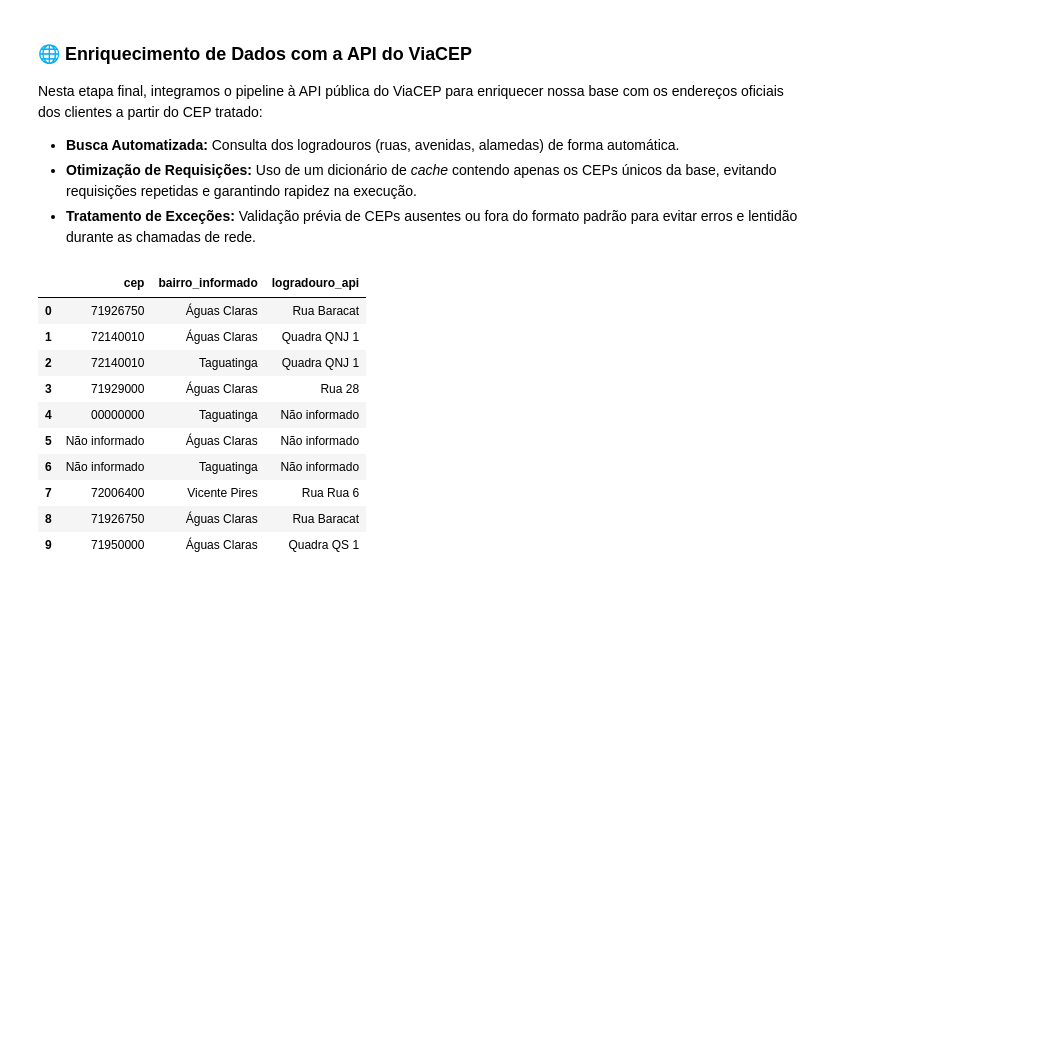
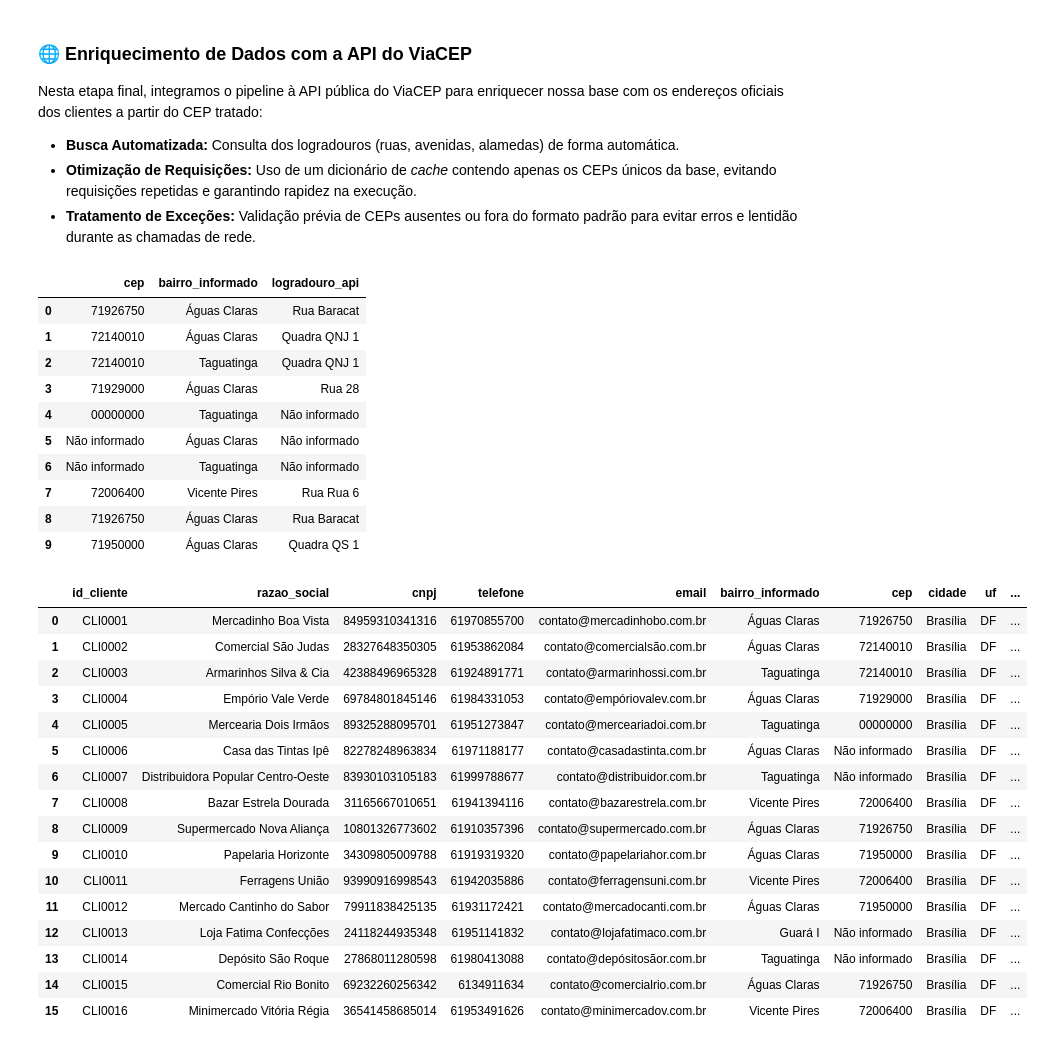
Before and after one commit to phxdablio/projeto-integrador-2026, a Jupyter notebook: etl/processarDados.ipynb, the cells around one changed output. Cells and saved outputs as stored; diff of their text form; code cells hidden in the pictures; blank space fills up the shorter version.

Commit message:
adicionando bairros para normalização

```diff
--- a/etl/processarDados.ipynb
+++ b/etl/processarDados.ipynb
@@ -311,27 +312,46 @@ def consultar_viacep(cep):
 # %%
 
 #remove a coluna caso ela exista no DataFrame, evitando erros se a coluna não estiver presente
 df_analise = df_analise.drop(columns=['bairro_api'], errors='ignore')
 
 # pego só os ceps unicos pra não repetir requisição a toa
 ceps_unicos = df_analise['cep'].unique()
 
 # crio um cache consultando cada cep único
 cache_logradouro = {cep: consultar_viacep(cep) for cep in ceps_unicos}
 
 # jogo o logradouro da api de volta na tabela principal usando o cache
 df_analise['logradouro_api'] = df_analise['cep'].map(cache_logradouro)
 
 display(df_analise[['cep', 'bairro_informado', 'logradouro_api']].head(10))
+
+display(df_analise.head(16))
 # %% [output]
 |  | cep | bairro_informado | logradouro_api |
 | 0 | 71926750 | Águas Claras | Rua Baracat |
 | 1 | 72140010 | Águas Claras | Quadra QNJ 1 |
 | 2 | 72140010 | Taguatinga | Quadra QNJ 1 |
 | 3 | 71929000 | Águas Claras | Rua 28 |
 | 4 | 00000000 | Taguatinga | Não informado |
 | 5 | Não informado | Águas Claras | Não informado |
 | 6 | Não informado | Taguatinga | Não informado |
 | 7 | 72006400 | Vicente Pires | Rua Rua 6 |
 | 8 | 71926750 | Águas Claras | Rua Baracat |
 | 9 | 71950000 | Águas Claras | Quadra QS 1 |
+|  | id_cliente | razao_social | cnpj | telefone | email | bairro_informado | cep | cidade | uf | ... |
+| 0 | CLI0001 | Mercadinho Boa Vista | 84959310341316 | 61970855700 | contato@mercadinhobo.com.br | Águas Claras | 71926750 | Brasília | DF | ... |
+| 1 | CLI0002 | Comercial São Judas | 28327648350305 | 61953862084 | contato@comercialsão.com.br | Águas Claras | 72140010 | Brasília | DF | ... |
+| 2 | CLI0003 | Armarinhos Silva & Cia | 42388496965328 | 61924891771 | contato@armarinhossi.com.br | Taguatinga | 72140010 | Brasília | DF | ... |
+| 3 | CLI0004 | Empório Vale Verde | 69784801845146 | 61984331053 | contato@empóriovalev.com.br | Águas Claras | 71929000 | Brasília | DF | ... |
+| 4 | CLI0005 | Mercearia Dois Irmãos | 89325288095701 | 61951273847 | contato@merceariadoi.com.br | Taguatinga | 00000000 | Brasília | DF | ... |
+| 5 | CLI0006 | Casa das Tintas Ipê | 82278248963834 | 61971188177 | contato@casadastinta.com.br | Águas Claras | Não informado | Brasília | DF | ... |
+| 6 | CLI0007 | Distribuidora Popular Centro-Oeste | 83930103105183 | 61999788677 | contato@distribuidor.com.br | Taguatinga | Não informado | Brasília | DF | ... |
+| 7 | CLI0008 | Bazar Estrela Dourada | 31165667010651 | 61941394116 | contato@bazarestrela.com.br | Vicente Pires | 72006400 | Brasília | DF | ... |
+| 8 | CLI0009 | Supermercado Nova Aliança | 10801326773602 | 61910357396 | contato@supermercado.com.br | Águas Claras | 71926750 | Brasília | DF | ... |
+| 9 | CLI0010 | Papelaria Horizonte | 34309805009788 | 61919319320 | contato@papelariahor.com.br | Águas Claras | 71950000 | Brasília | DF | ... |
+| 10 | CLI0011 | Ferragens União | 93990916998543 | 61942035886 | contato@ferragensuni.com.br | Vicente Pires | 72006400 | Brasília | DF | ... |
+| 11 | CLI0012 | Mercado Cantinho do Sabor | 79911838425135 | 61931172421 | contato@mercadocanti.com.br | Águas Claras | 71950000 | Brasília | DF | ... |
+| 12 | CLI0013 | Loja Fatima Confecções | 24118244935348 | 61951141832 | contato@lojafatimaco.com.br | Guará I | Não informado | Brasília | DF | ... |
+| 13 | CLI0014 | Depósito São Roque | 27868011280598 | 61980413088 | contato@depósitosãor.com.br | Taguatinga | Não informado | Brasília | DF | ... |
+| 14 | CLI0015 | Comercial Rio Bonito | 69232260256342 | 6134911634 | contato@comercialrio.com.br | Águas Claras | 71926750 | Brasília | DF | ... |
+| 15 | CLI0016 | Minimercado Vitória Régia | 36541458685014 | 61953491626 | contato@minimercadov.com.br | Vicente Pires | 72006400 | Brasília | DF | ... |
```
Also changed, not shown: parts of 3 cells of this notebook.
